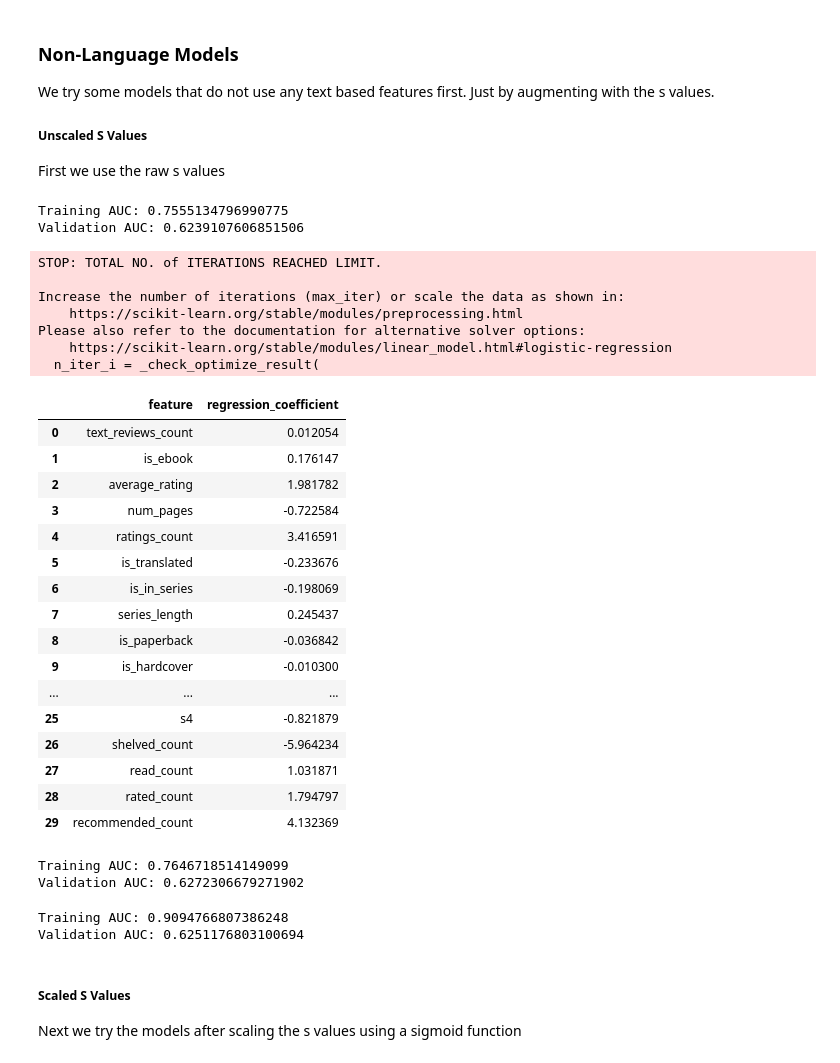
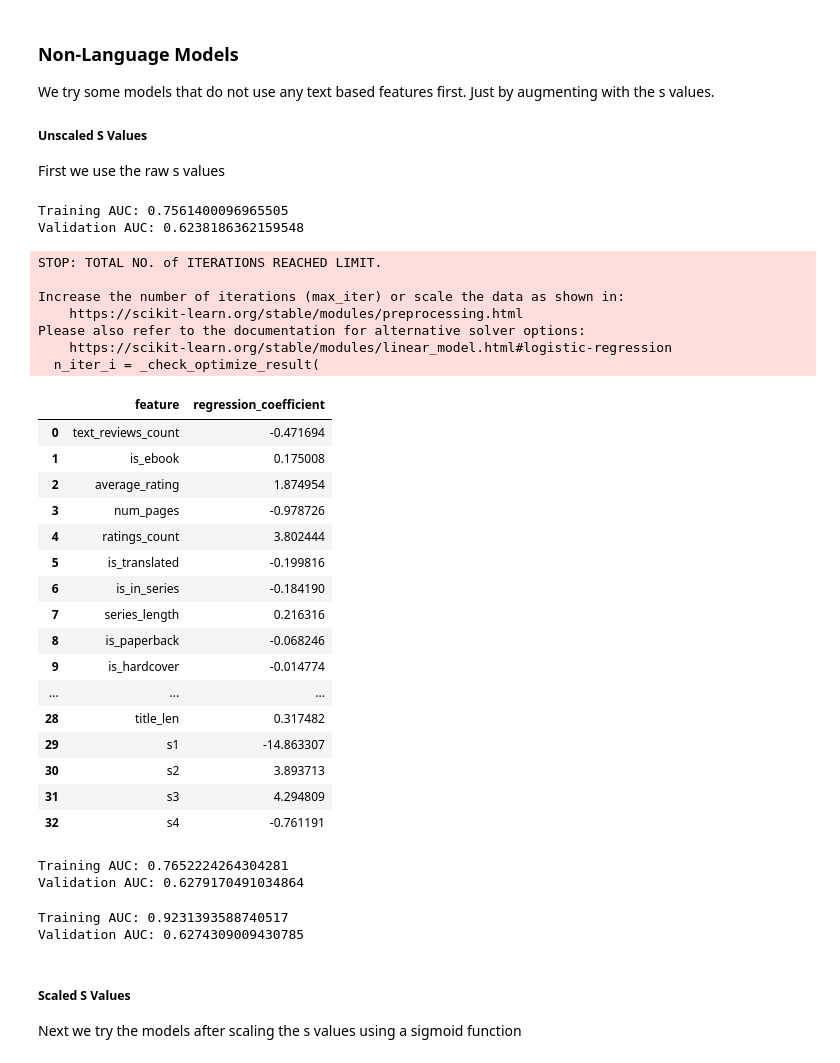
Before and after one commit to MattB17/MLProject, a Jupyter notebook: MetaModels/MetaChainRecStage.ipynb, the cells around one changed output. Cells and saved outputs as stored; diff of their text form; code cells hidden in the pictures.

```diff
--- a/MetaModels/MetaChainRecStage.ipynb
+++ b/MetaModels/MetaChainRecStage.ipynb
@@ -104,16 +104,17 @@ We select the set of non language features which will be combined with the vecto
 
 We also scale the count features. As counts tend to grow exponentially we use a log transform to make the counts linear.
 # %%
-columns_to_keep = ['text_reviews_count', 'is_ebook', 'average_rating', 'num_pages',
+feature_columns = ['text_reviews_count', 'is_ebook', 'average_rating', 'num_pages',
                    'ratings_count', 'is_translated', 'is_in_series', 'series_length',
                    'is_paperback', 'is_hardcover', 'is_audio', 'from_penguin',
                    'from_harpercollins', 'from_university_press', 'from_vintage',
-                   'from_createspace', 'author_a', 'author_b', 'author_c',
-                   'author_d', 'author_e', 'author_f', 's1', 's2', 's3', 's4',
-                   'shelved_count', 'read_count', 'rated_count', 'recommended_count']
-X_train_reg = train_df_s[columns_to_keep]
-X_val_reg = val_df_s[columns_to_keep]
-X_test_reg = test_df_s[columns_to_keep]
+                   'from_createspace', 'publication_year', 'author_a', 'author_b',
+                   'author_c', 'author_d', 'author_e', 'author_f',
+                   'book_shelved_count', 'shelved_count', 'read_count', 'rated_count',
+                   'recommended_count', 'title_len', 's1', 's2', 's3', 's4']
+X_train_reg = train_df_s[feature_columns]
+X_val_reg = val_df_s[feature_columns]
+X_test_reg = test_df_s[feature_columns]
 # %%
 def log_transform_columns(data_df, cols):
     """Applies a log transform to `cols` in `data_df`.
@@ -175,8 +176,8 @@ val_AUC = roc_auc_score(val_df_s['recommended'], reg_model.predict(X_val_reg1))
 print("Training AUC: {}".format(train_AUC))
 print("Validation AUC: {}".format(val_AUC))
 # %% [output]
-Training AUC: 0.7555134796990775
-Validation AUC: 0.6239107606851506
+Training AUC: 0.7561400096965505
+Validation AUC: 0.6238186362159548
 STOP: TOTAL NO. of ITERATIONS REACHED LIMIT.
 
 Increase the number of iterations (max_iter) or scale the data as shown in:
@@ -185,28 +186,28 @@ Please also refer to the documentation for alternative solver options:
     https://scikit-learn.org/stable/modules/linear_model.html#logistic-regression
   n_iter_i = _check_optimize_result(
 # %%
-reg_df = pd.DataFrame({'feature': columns_to_keep,
+reg_df = pd.DataFrame({'feature': feature_columns,
                        'regression_coefficient': reg_model.coef_[0]})
 
-reg_df.head(30)
+reg_df.head(len(feature_columns))
 # %% [output]
 |  | feature | regression_coefficient |
-| 0 | text_reviews_count | 0.012054 |
-| 1 | is_ebook | 0.176147 |
-| 2 | average_rating | 1.981782 |
-| 3 | num_pages | -0.722584 |
-| 4 | ratings_count | 3.416591 |
-| 5 | is_translated | -0.233676 |
-| 6 | is_in_series | -0.198069 |
-| 7 | series_length | 0.245437 |
-| 8 | is_paperback | -0.036842 |
-| 9 | is_hardcover | -0.010300 |
+| 0 | text_reviews_count | -0.471694 |
+| 1 | is_ebook | 0.175008 |
+| 2 | average_rating | 1.874954 |
+| 3 | num_pages | -0.978726 |
+| 4 | ratings_count | 3.802444 |
+| 5 | is_translated | -0.199816 |
+| 6 | is_in_series | -0.184190 |
+| 7 | series_length | 0.216316 |
+| 8 | is_paperback | -0.068246 |
+| 9 | is_hardcover | -0.014774 |
 | ... | ... | ... |
-| 25 | s4 | -0.821879 |
-| 26 | shelved_count | -5.964234 |
-| 27 | read_count | 1.031871 |
-| 28 | rated_count | 1.794797 |
-| 29 | recommended_count | 4.132369 |
+| 28 | title_len | 0.317482 |
+| 29 | s1 | -14.863307 |
+| 30 | s2 | 3.893713 |
+| 31 | s3 | 4.294809 |
+| 32 | s4 | -0.761191 |
 # %%
 from xgboost import XGBClassifier
 
@@ -223,8 +224,8 @@ val_AUC = roc_auc_score(
 print("Training AUC: {}".format(train_AUC))
 print("Validation AUC: {}".format(val_AUC))
 # %% [output]
-Training AUC: 0.7646718514149099
-Validation AUC: 0.6272306679271902
+Training AUC: 0.7652224264304281
+Validation AUC: 0.6279170491034864
 # %%
 from sklearn.ensemble import RandomForestClassifier
 
@@ -239,8 +240,8 @@ val_AUC = roc_auc_score(
 print("Training AUC: {}".format(train_AUC))
 print("Validation AUC: {}".format(val_AUC))
 # %% [output]
-Training AUC: 0.9094766807386248
-Validation AUC: 0.6251176803100694
+Training AUC: 0.9231393588740517
+Validation AUC: 0.6274309009430785
 # %% [markdown]
 ##### Scaled S Values
 
```
Also changed, not shown: parts of 12 cells of this notebook, 1 other file.
